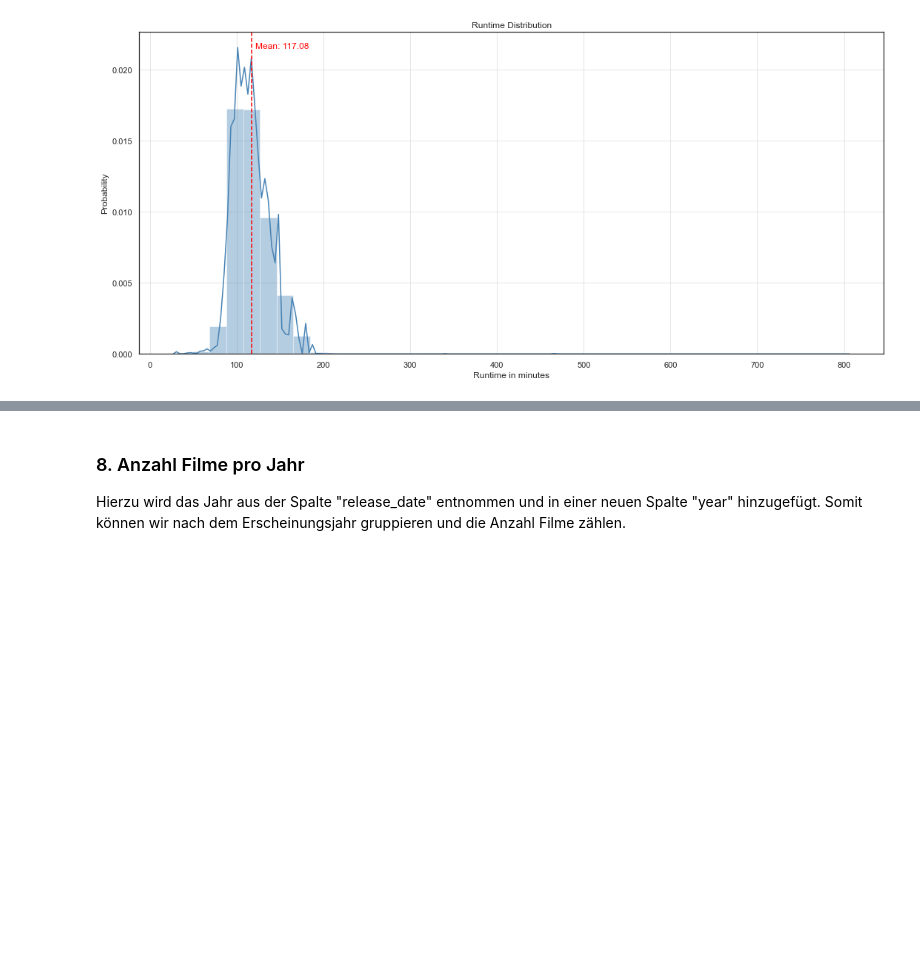
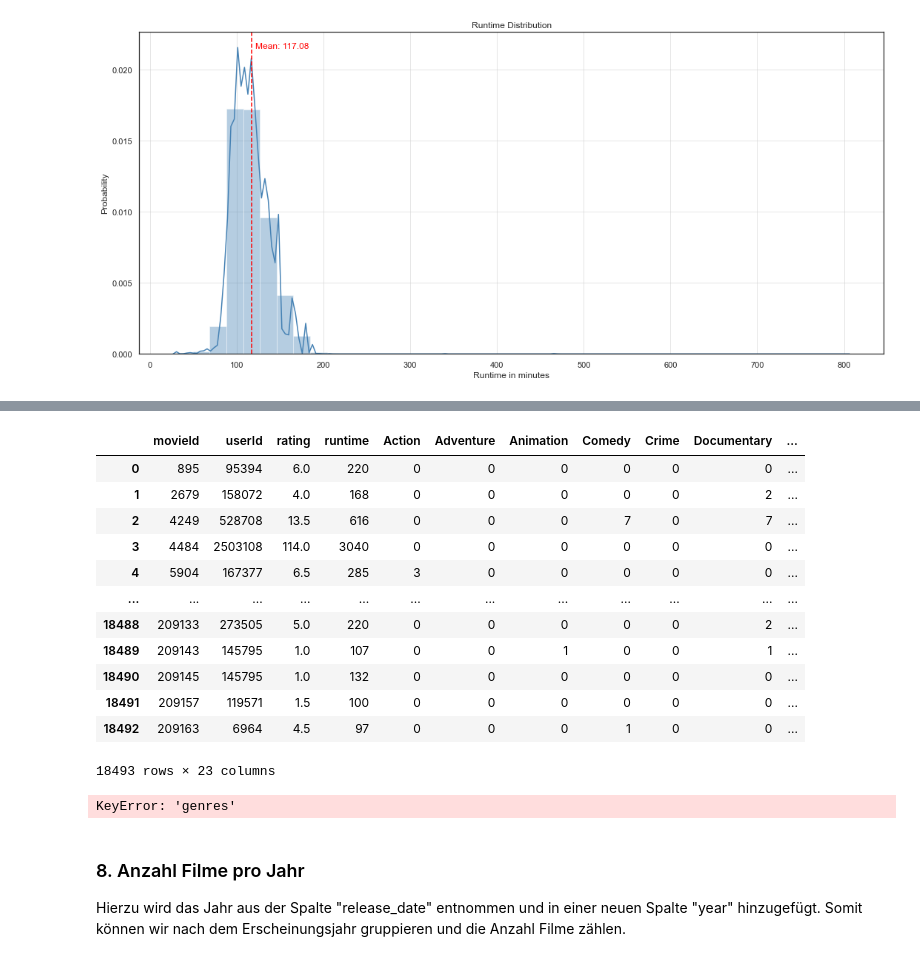
Before and after one commit to Luuzemp14/Cds1_Tinder-4-Movies, a Jupyter notebook: eda.ipynb, the cells around one changed output, grey strips where cells are left out. Saved outputs shown, nothing was run; the diff lists cells and outputs as text; code cells hidden in the pictures; blank space fills up the shorter version.

```diff
--- a/eda.ipynb
+++ b/eda.ipynb
@@ -319,3 +386,32 @@ plt.show()
+# %%
+# group by movie_id
+df_genres = df_genres.groupby("movieId").sum().reset_index()
+df_genres
+# %% [output]
+|  | movieId | userId | rating | runtime | Action | Adventure | Animation | Comedy | Crime | Documentary | ... |
+| 0 | 895 | 95394 | 6.0 | 220 | 0 | 0 | 0 | 0 | 0 | 0 | ... |
+| 1 | 2679 | 158072 | 4.0 | 168 | 0 | 0 | 0 | 0 | 0 | 2 | ... |
+| 2 | 4249 | 528708 | 13.5 | 616 | 0 | 0 | 0 | 7 | 0 | 7 | ... |
+| 3 | 4484 | 2503108 | 114.0 | 3040 | 0 | 0 | 0 | 0 | 0 | 0 | ... |
+| 4 | 5904 | 167377 | 6.5 | 285 | 3 | 0 | 0 | 0 | 0 | 0 | ... |
+| ... | ... | ... | ... | ... | ... | ... | ... | ... | ... | ... | ... |
+| 18488 | 209133 | 273505 | 5.0 | 220 | 0 | 0 | 0 | 0 | 0 | 2 | ... |
+| 18489 | 209143 | 145795 | 1.0 | 107 | 0 | 0 | 1 | 0 | 0 | 1 | ... |
+| 18490 | 209145 | 145795 | 1.0 | 132 | 0 | 0 | 0 | 0 | 0 | 0 | ... |
+| 18491 | 209157 | 119571 | 1.5 | 100 | 0 | 0 | 0 | 0 | 0 | 0 | ... |
+| 18492 | 209163 | 6964 | 4.5 | 97 | 0 | 0 | 0 | 1 | 0 | 0 | ... |
+18493 rows × 23 columns
+# %%
+# create a plot with the average runtime per genres
+ax = sns.histplot(data = df_genres.groupby("genres")["runtime"].mean().reset_index(), x = "genres", y = "runtime", color = "steelblue")
+
+# set labels
+ax.set(xlabel = "Genre", ylabel = "Runtime in minutes", title = "Average Runtime per Genre")
+plt.xticks(rotation = 45)
+plt.grid(axis = "y", linewidth = 0.6, alpha = 0.8)
+plt.show()
+# %% [output]
+KeyError: 'genres'
 # %% [markdown]
 ### 8. Anzahl Filme pro Jahr
 Hierzu wird das Jahr aus der Spalte "release_date" entnommen und in einer neuen Spalte "year" hinzugefügt. Somit können wir nach dem Erscheinungsjahr gruppieren und die Anzahl Filme zählen.
```
Also changed, not shown: parts of 9 cells of this notebook.
